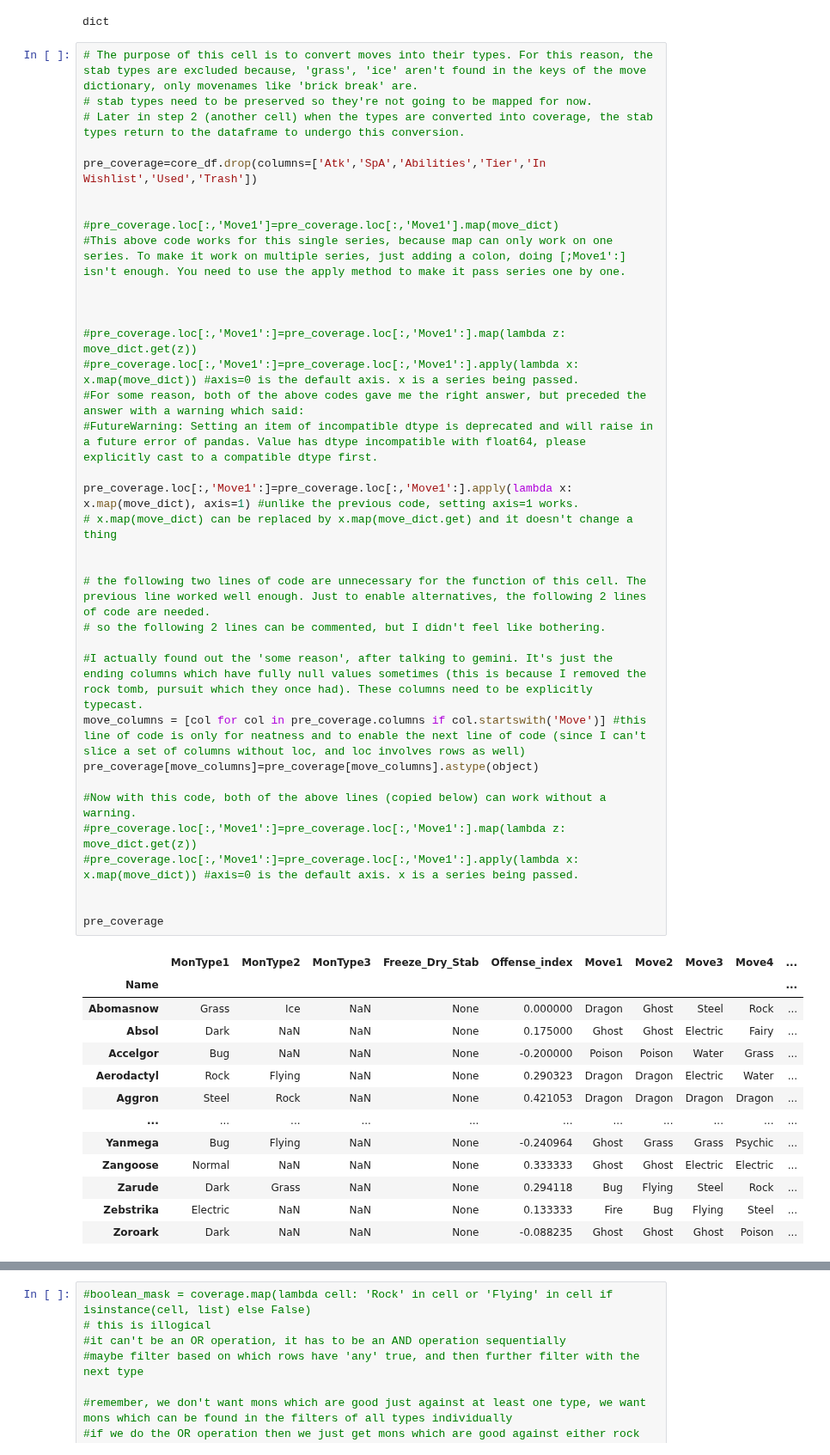
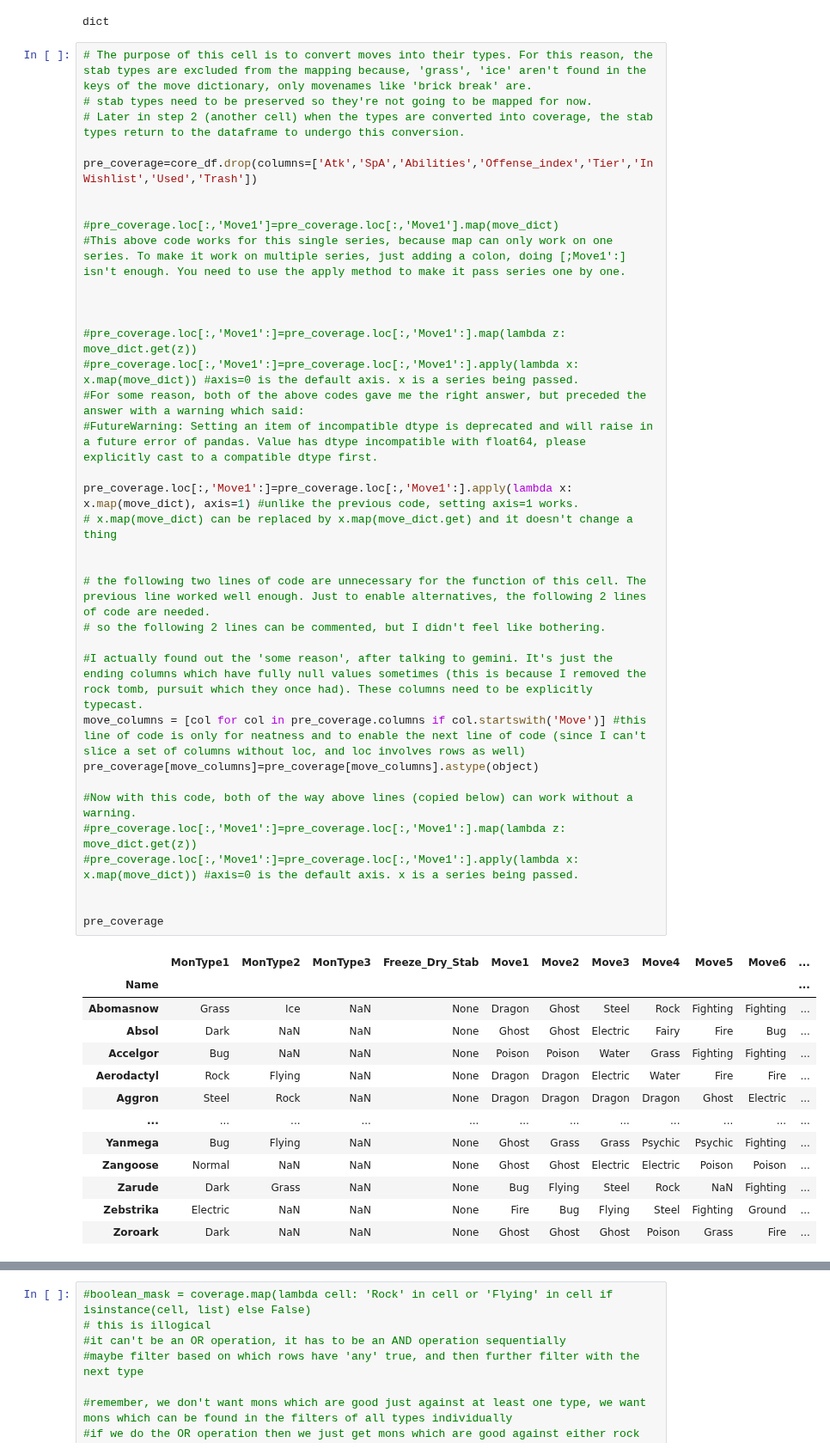
Before and after one commit to SrijanBadhya/pokemon-elite-4, a Jupyter notebook: Pokemon_preprocessing.ipynb, the cells around one changed output, grey strips where cells are left out. Shown at 86% size. Cells and saved outputs as stored; diff of their text form.

```diff
--- a/Pokemon_preprocessing.ipynb
+++ b/Pokemon_preprocessing.ipynb
@@ -1770,51 +1770,51 @@ type(move_dict)
 # %% [output]
 dict
 # %%
-# The purpose of this cell is to convert moves into their types. For this reason, the stab types are excluded because, 'grass', 'ice' aren't found in the keys of the move dictionary, only movenames like 'brick break' are.
+# The purpose of this cell is to convert moves into their types. For this reason, the stab types are excluded from the mapping because, 'grass', 'ice' aren't found in the keys of the move dictionary, only movenames like 'brick break' are.
 # stab types need to be preserved so they're not going to be mapped for now.
 # Later in step 2 (another cell) when the types are converted into coverage, the stab types return to the dataframe to undergo this conversion.
 
-pre_coverage=core_df.drop(columns=['Atk','SpA','Abilities','Tier','In Wishlist','Used','Trash'])
+pre_coverage=core_df.drop(columns=['Atk','SpA','Abilities','Offense_index','Tier','In Wishlist','Used','Trash'])
 
 
 #pre_coverage.loc[:,'Move1']=pre_coverage.loc[:,'Move1'].map(move_dict)
 #This above code works for this single series, because map can only work on one series. To make it work on multiple series, just adding a colon, doing [;Move1':] isn't enough. You need to use the apply method to make it pass series one by one.
 
 
 
 #pre_coverage.loc[:,'Move1':]=pre_coverage.loc[:,'Move1':].map(lambda z: move_dict.get(z))
 #pre_coverage.loc[:,'Move1':]=pre_coverage.loc[:,'Move1':].apply(lambda x: x.map(move_dict)) #axis=0 is the default axis. x is a series being passed.
 #For some reason, both of the above codes gave me the right answer, but preceded the answer with a warning which said:
 #FutureWarning: Setting an item of incompatible dtype is deprecated and will raise in a future error of pandas. Value has dtype incompatible with float64, please explicitly cast to a compatible dtype first.
 
 pre_coverage.loc[:,'Move1':]=pre_coverage.loc[:,'Move1':].apply(lambda x: x.map(move_dict), axis=1) #unlike the previous code, setting axis=1 works.
 # x.map(move_dict) can be replaced by x.map(move_dict.get) and it doesn't change a thing
 
 
 # the following two lines of code are unnecessary for the function of this cell. The previous line worked well enough. Just to enable alternatives, the following 2 lines of code are needed.
 # so the following 2 lines can be commented, but I didn't feel like bothering.
 
 #I actually found out the 'some reason', after talking to gemini. It's just the ending columns which have fully null values sometimes (this is because I removed the rock tomb, pursuit which they once had). These columns need to be explicitly typecast.
 move_columns = [col for col in pre_coverage.columns if col.startswith('Move')] #this line of code is only for neatness and to enable the next line of code (since I can't slice a set of columns without loc, and loc involves rows as well)
 pre_coverage[move_columns]=pre_coverage[move_columns].astype(object)
 
-#Now with this code, both of the above lines (copied below) can work without a warning.
+#Now with this code, both of the way above lines (copied below) can work without a warning.
 #pre_coverage.loc[:,'Move1':]=pre_coverage.loc[:,'Move1':].map(lambda z: move_dict.get(z))
 #pre_coverage.loc[:,'Move1':]=pre_coverage.loc[:,'Move1':].apply(lambda x: x.map(move_dict)) #axis=0 is the default axis. x is a series being passed.
 
 
 pre_coverage
 # %% [output]
-|  | MonType1 | MonType2 | MonType3 | Freeze_Dry_Stab | Offense_index | Move1 | Move2 | Move3 | Move4 | ... |
-| Name |  |  |  |  |  |  |  |  |  | ... |
-| Abomasnow | Grass | Ice | NaN | None | 0.000000 | Dragon | Ghost | Steel | Rock | ... |
-| Absol | Dark | NaN | NaN | None | 0.175000 | Ghost | Ghost | Electric | Fairy | ... |
-| Accelgor | Bug | NaN | NaN | None | -0.200000 | Poison | Poison | Water | Grass | ... |
-| Aerodactyl | Rock | Flying | NaN | None | 0.290323 | Dragon | Dragon | Electric | Water | ... |
-| Aggron | Steel | Rock | NaN | None | 0.421053 | Dragon | Dragon | Dragon | Dragon | ... |
-| ... | ... | ... | ... | ... | ... | ... | ... | ... | ... | ... |
-| Yanmega | Bug | Flying | NaN | None | -0.240964 | Ghost | Grass | Grass | Psychic | ... |
-| Zangoose | Normal | NaN | NaN | None | 0.333333 | Ghost | Ghost | Electric | Electric | ... |
-| Zarude | Dark | Grass | NaN | None | 0.294118 | Bug | Flying | Steel | Rock | ... |
-| Zebstrika | Electric | NaN | NaN | None | 0.133333 | Fire | Bug | Flying | Steel | ... |
-| Zoroark | Dark | NaN | NaN | None | -0.088235 | Ghost | Ghost | Ghost | Poison | ... |
+|  | MonType1 | MonType2 | MonType3 | Freeze_Dry_Stab | Move1 | Move2 | Move3 | Move4 | Move5 | Move6 | ... |
+| Name |  |  |  |  |  |  |  |  |  |  | ... |
+| Abomasnow | Grass | Ice | NaN | None | Dragon | Ghost | Steel | Rock | Fighting | Fighting | ... |
+| Absol | Dark | NaN | NaN | None | Ghost | Ghost | Electric | Fairy | Fire | Bug | ... |
+| Accelgor | Bug | NaN | NaN | None | Poison | Poison | Water | Grass | Fighting | Fighting | ... |
+| Aerodactyl | Rock | Flying | NaN | None | Dragon | Dragon | Electric | Water | Fire | Fire | ... |
+| Aggron | Steel | Rock | NaN | None | Dragon | Dragon | Dragon | Dragon | Ghost | Electric | ... |
+| ... | ... | ... | ... | ... | ... | ... | ... | ... | ... | ... | ... |
+| Yanmega | Bug | Flying | NaN | None | Ghost | Grass | Grass | Psychic | Psychic | Fighting | ... |
+| Zangoose | Normal | NaN | NaN | None | Ghost | Ghost | Electric | Electric | Poison | Poison | ... |
+| Zarude | Dark | Grass | NaN | None | Bug | Flying | Steel | Rock | NaN | Fighting | ... |
+| Zebstrika | Electric | NaN | NaN | None | Fire | Bug | Flying | Steel | Fighting | Ground | ... |
+| Zoroark | Dark | NaN | NaN | None | Ghost | Ghost | Ghost | Poison | Grass | Fire | ... |
```
Also changed, not shown: parts of 7 cells of this notebook, 3 other files.
